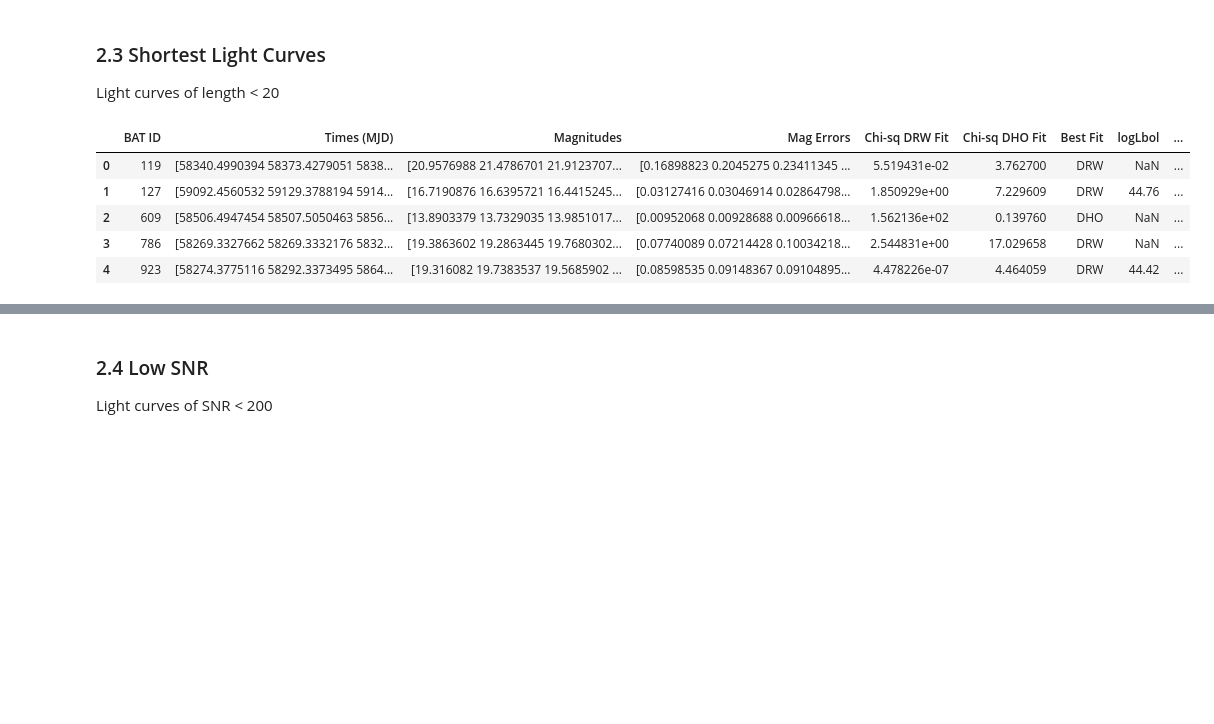
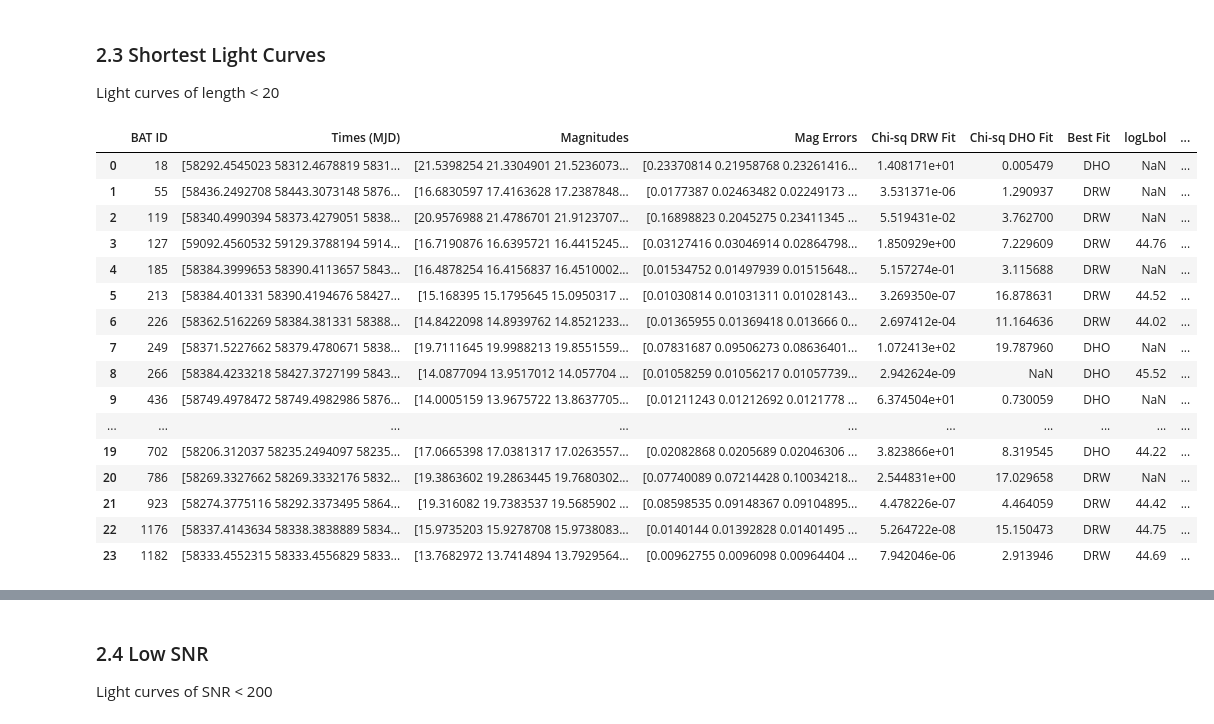
Before and after one commit to TrickyArmyMan/astro-research, a Jupyter notebook: JupyterLab/astr-499_winter.ipynb, the cells around one changed output, grey strips where cells are left out. Saved outputs shown, nothing was run; the diff lists cells and outputs as text; code cells hidden in the pictures; blank space fills up the shorter version.

```diff
--- a/JupyterLab/astr-499_winter.ipynb
+++ b/JupyterLab/astr-499_winter.ipynb
@@ -658,13 +670,24 @@ plt.show()
 Light curves of length < 20
 # %%
 # dataframe of notably short light curves to look at
-shortest_agn_curves = get_curves_of_max_value(agn_fit_data, 'LC Length', 20)
+shortest_agn_curves = get_curves_of_max_value(agn_fit_data, 'LC Length', 50)
 shortest_agn_curves
 # %% [output]
 |  | BAT ID | Times (MJD) | Magnitudes | Mag Errors | Chi-sq DRW Fit | Chi-sq DHO Fit | Best Fit | logLbol | ... |
-| 0 | 119 | [58340.4990394 58373.4279051 5838... | [20.9576988 21.4786701 21.9123707... | [0.16898823 0.2045275 0.23411345 ... | 5.519431e-02 | 3.762700 | DRW | NaN | ... |
-| 1 | 127 | [59092.4560532 59129.3788194 5914... | [16.7190876 16.6395721 16.4415245... | [0.03127416 0.03046914 0.02864798... | 1.850929e+00 | 7.229609 | DRW | 44.76 | ... |
-| 2 | 609 | [58506.4947454 58507.5050463 5856... | [13.8903379 13.7329035 13.9851017... | [0.00952068 0.00928688 0.00966618... | 1.562136e+02 | 0.139760 | DHO | NaN | ... |
-| 3 | 786 | [58269.3327662 58269.3332176 5832... | [19.3863602 19.2863445 19.7680302... | [0.07740089 0.07214428 0.10034218... | 2.544831e+00 | 17.029658 | DRW | NaN | ... |
-| 4 | 923 | [58274.3775116 58292.3373495 5864... | [19.316082 19.7383537 19.5685902 ... | [0.08598535 0.09148367 0.09104895... | 4.478226e-07 | 4.464059 | DRW | 44.42 | ... |
+| 0 | 18 | [58292.4545023 58312.4678819 5831... | [21.5398254 21.3304901 21.5236073... | [0.23370814 0.21958768 0.23261416... | 1.408171e+01 | 0.005479 | DHO | NaN | ... |
+| 1 | 55 | [58436.2492708 58443.3073148 5876... | [16.6830597 17.4163628 17.2387848... | [0.0177387 0.02463482 0.02249173 ... | 3.531371e-06 | 1.290937 | DRW | NaN | ... |
+| 2 | 119 | [58340.4990394 58373.4279051 5838... | [20.9576988 21.4786701 21.9123707... | [0.16898823 0.2045275 0.23411345 ... | 5.519431e-02 | 3.762700 | DRW | NaN | ... |
+| 3 | 127 | [59092.4560532 59129.3788194 5914... | [16.7190876 16.6395721 16.4415245... | [0.03127416 0.03046914 0.02864798... | 1.850929e+00 | 7.229609 | DRW | 44.76 | ... |
+| 4 | 185 | [58384.3999653 58390.4113657 5843... | [16.4878254 16.4156837 16.4510002... | [0.01534752 0.01497939 0.01515648... | 5.157274e-01 | 3.115688 | DRW | NaN | ... |
+| 5 | 213 | [58384.401331 58390.4194676 58427... | [15.168395 15.1795645 15.0950317 ... | [0.01030814 0.01031311 0.01028143... | 3.269350e-07 | 16.878631 | DRW | 44.52 | ... |
+| 6 | 226 | [58362.5162269 58384.381331 58388... | [14.8422098 14.8939762 14.8521233... | [0.01365955 0.01369418 0.013666 0... | 2.697412e-04 | 11.164636 | DRW | 44.02 | ... |
+| 7 | 249 | [58371.5227662 58379.4780671 5838... | [19.7111645 19.9988213 19.8551559... | [0.07831687 0.09506273 0.08636401... | 1.072413e+02 | 19.787960 | DHO | NaN | ... |
+| 8 | 266 | [58384.4233218 58427.3727199 5843... | [14.0877094 13.9517012 14.057704 ... | [0.01058259 0.01056217 0.01057739... | 2.942624e-09 | NaN | DHO | 45.52 | ... |
+| 9 | 436 | [58749.4978472 58749.4982986 5876... | [14.0005159 13.9675722 13.8637705... | [0.01211243 0.01212692 0.0121778 ... | 6.374504e+01 | 0.730059 | DHO | NaN | ... |
+| ... | ... | ... | ... | ... | ... | ... | ... | ... | ... |
+| 19 | 702 | [58206.312037 58235.2494097 58235... | [17.0665398 17.0381317 17.0263557... | [0.02082868 0.0205689 0.02046306 ... | 3.823866e+01 | 8.319545 | DHO | 44.22 | ... |
+| 20 | 786 | [58269.3327662 58269.3332176 5832... | [19.3863602 19.2863445 19.7680302... | [0.07740089 0.07214428 0.10034218... | 2.544831e+00 | 17.029658 | DRW | NaN | ... |
+| 21 | 923 | [58274.3775116 58292.3373495 5864... | [19.316082 19.7383537 19.5685902 ... | [0.08598535 0.09148367 0.09104895... | 4.478226e-07 | 4.464059 | DRW | 44.42 | ... |
+| 22 | 1176 | [58337.4143634 58338.3838889 5834... | [15.9735203 15.9278708 15.9738083... | [0.0140144 0.01392828 0.01401495 ... | 5.264722e-08 | 15.150473 | DRW | 44.75 | ... |
+| 23 | 1182 | [58333.4552315 58333.4556829 5833... | [13.7682972 13.7414894 13.7929564... | [0.00962755 0.0096098 0.00964404 ... | 7.942046e-06 | 2.913946 | DRW | 44.69 | ... |
 # %%
```
Also changed, not shown: parts of 3 cells of this notebook.
